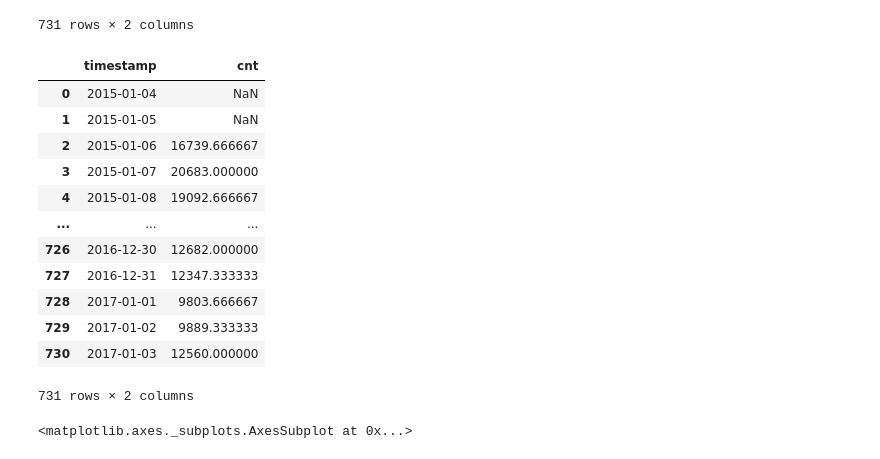
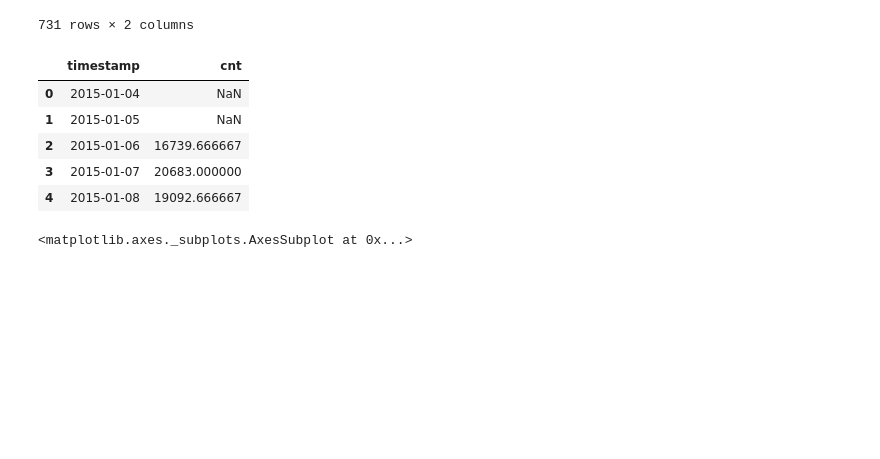
Before and after one commit to ElenaAnalyst/projects_using_statistics, a Jupyter notebook: Analysis_rental_dynamics.ipynb, the cells around one changed output. Cells and saved outputs as stored; diff of their text form; code cells hidden in the pictures; blank space fills up the shorter version.

```diff
--- a/Analysis_rental_dynamics.ipynb
+++ b/Analysis_rental_dynamics.ipynb
@@ -165,21 +180,14 @@ london_day
 | 730 | 2017-01-03 | 19436 |
 731 rows × 2 columns
 # %%
-#скользящее среднее
+# Скользящее среднее
 london_day_roll = london.resample(rule='D').agg({'cnt': 'sum'}).rolling(window=3).mean().reset_index()
-london_day_roll
+london_day_roll.head()
 # %% [output]
 |  | timestamp | cnt |
 | 0 | 2015-01-04 | NaN |
 | 1 | 2015-01-05 | NaN |
 | 2 | 2015-01-06 | 16739.666667 |
 | 3 | 2015-01-07 | 20683.000000 |
 | 4 | 2015-01-08 | 19092.666667 |
-| ... | ... | ... |
-| 726 | 2016-12-30 | 12682.000000 |
-| 727 | 2016-12-31 | 12347.333333 |
-| 728 | 2017-01-01 | 9803.666667 |
-| 729 | 2017-01-02 | 9889.333333 |
-| 730 | 2017-01-03 | 12560.000000 |
-731 rows × 2 columns
 # %%
```
Also changed, not shown: parts of 14 cells of this notebook, 1 other file.
